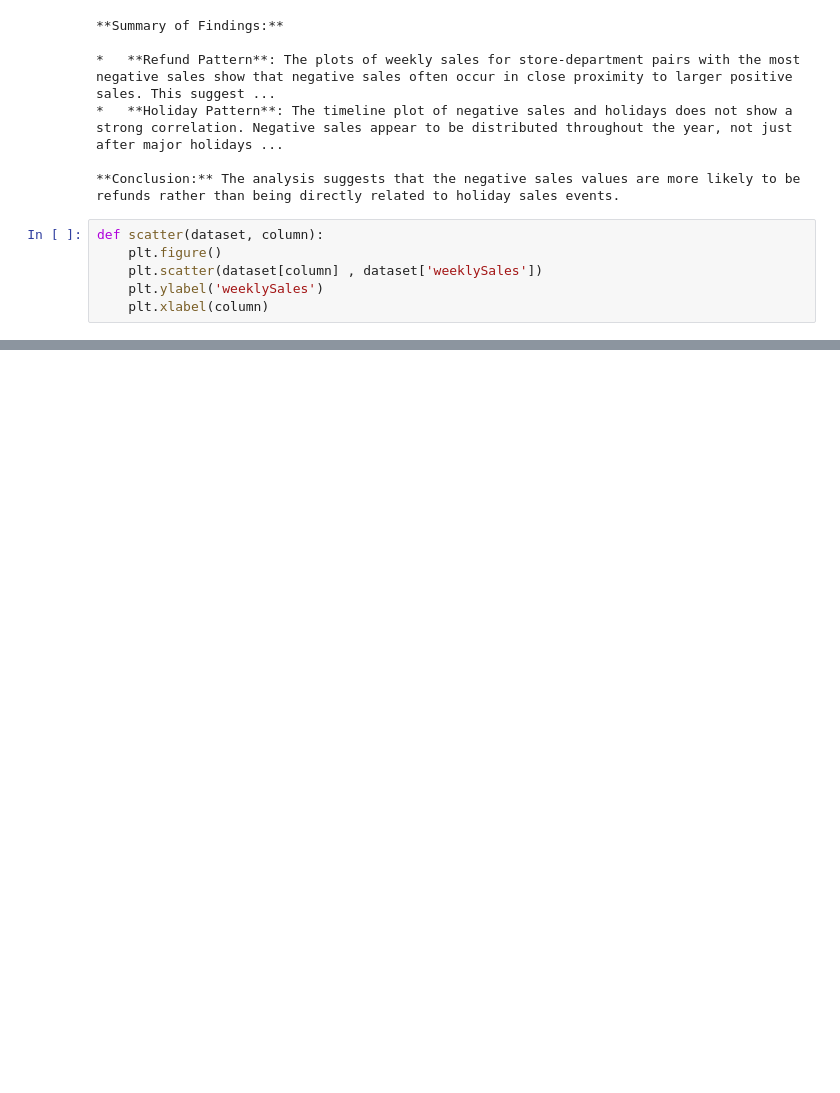
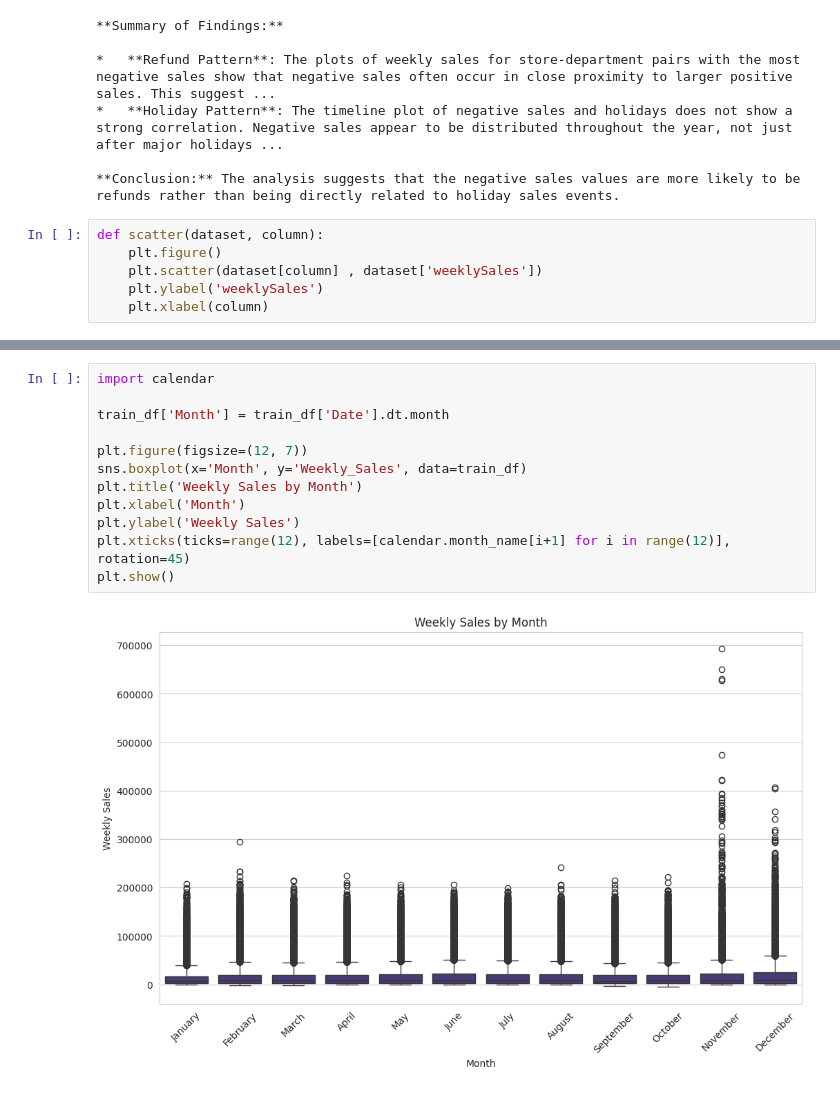
Before and after one commit to CarlTeapot/Walmart-Recruiting, a Jupyter notebook: data_exploration.ipynb, the cells around one changed output, grey strips where cells are left out. Saved outputs shown, nothing was run; the diff lists cells and outputs as text; blank space fills up the shorter version.

```diff
--- a/data_exploration.ipynb
+++ b/data_exploration.ipynb
@@ -200,0 +232,14 @@ def scatter(dataset, column):
+# %%
+import calendar
+
+train_df['Month'] = train_df['Date'].dt.month
+
+plt.figure(figsize=(12, 7))
+sns.boxplot(x='Month', y='Weekly_Sales', data=train_df)
+plt.title('Weekly Sales by Month')
+plt.xlabel('Month')
+plt.ylabel('Weekly Sales')
+plt.xticks(ticks=range(12), labels=[calendar.month_name[i+1] for i in range(12)], rotation=45)
+plt.show()
+# %% [output]
+[figure, added]
```
Also changed, not shown: parts of 18 cells of this notebook.
